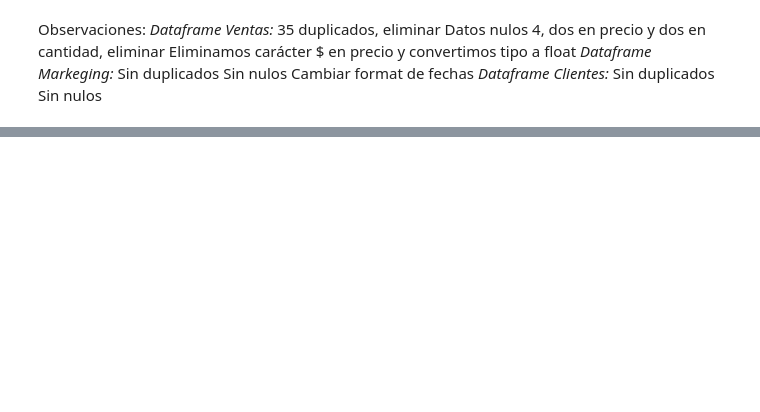
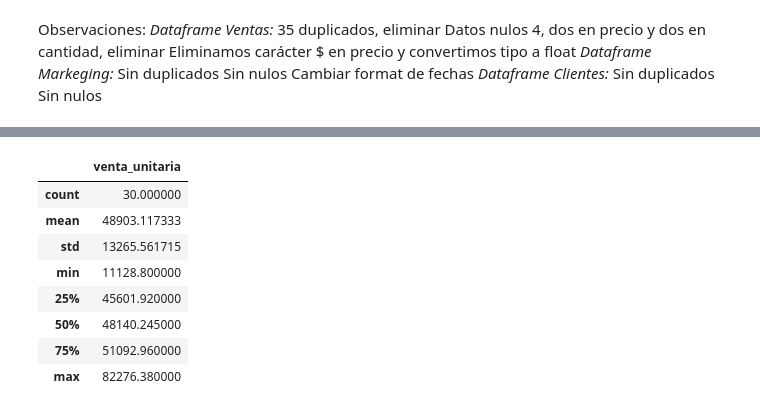
Before and after one commit to VictoriaGoldaraz/TT-2C2025-Data-Analitycs-Notebooks, a Jupyter notebook: Goldaraz,_María_Victoria_Comisión_C252613_TPI_Data_Analytics.ipynb, the cells around one changed output, grey strips where cells are left out. Cells and saved outputs as stored; diff of their text form; code cells hidden in the pictures; blank space fills up the shorter version.

```diff
--- a/Goldaraz,_María_Victoria_Comisión_C252613_TPI_Data_Analytics.ipynb
+++ b/Goldaraz,_María_Victoria_Comisión_C252613_TPI_Data_Analytics.ipynb
@@ -341,0 +375,12 @@ Sin nulos
+# %%
+tabla_ventas.describe()
+# %% [output]
+|  | venta_unitaria |
+| count | 30.000000 |
+| mean | 48903.117333 |
+| std | 13265.561715 |
+| min | 11128.800000 |
+| 25% | 45601.920000 |
+| 50% | 48140.245000 |
+| 75% | 51092.960000 |
+| max | 82276.380000 |
```
Also changed, not shown: parts of 5 cells of this notebook.
